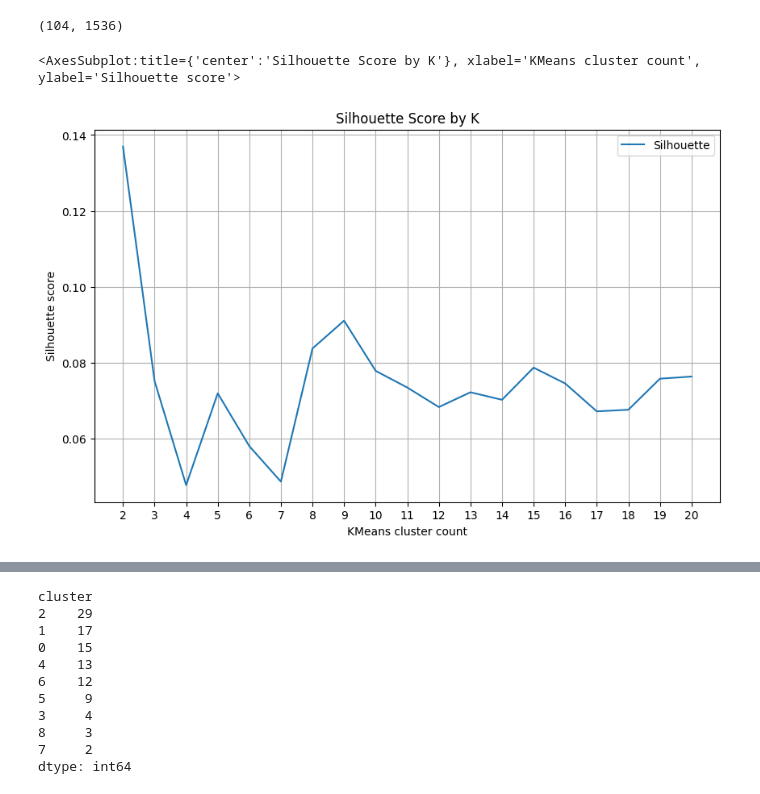
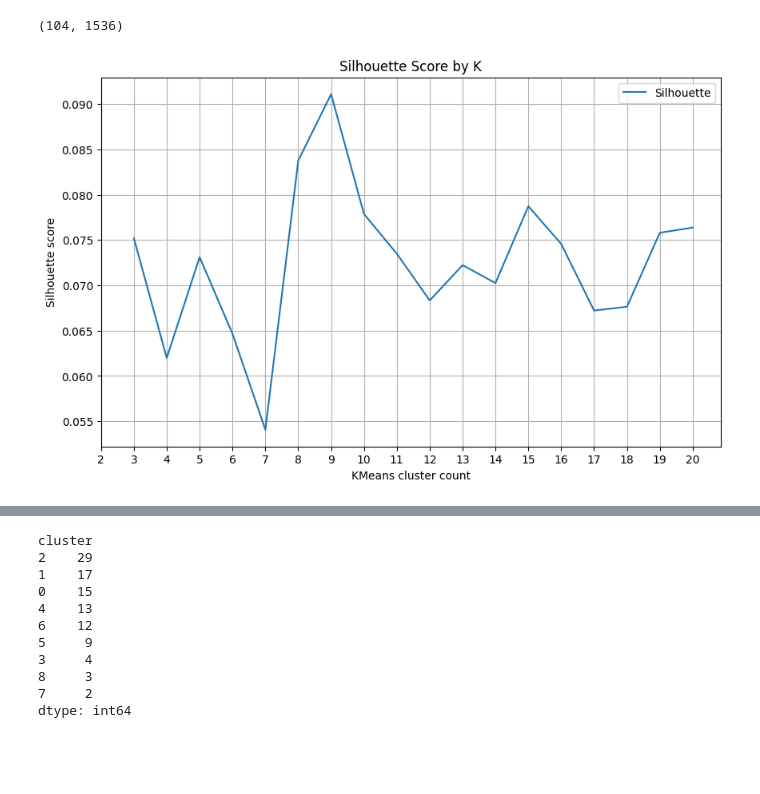
Before and after one commit to odu-emse/mms, a Jupyter notebook: gpt.ipynb, the cells around one changed output, grey strips where cells are left out. Drawn from its saved outputs; the diff is of its cells as text; code cells hidden in the pictures; blank space fills up the shorter version.

```diff
--- a/gpt.ipynb
+++ b/gpt.ipynb
@@ -271,27 +291,32 @@ matrix.shape
 (104, 1536)
 # %%
 from sklearn.metrics import silhouette_score
+from sklearn.cluster import KMeans
 
-cluster_results_km = pd.DataFrame({'K': range(2, 21), 'Silhouette': np.nan})
+best_k = 3
+
+cluster_results_km = pd.DataFrame({'K': range(best_k, 21), 'Silhouette': np.nan})
 cluster_results_km.set_index('K', inplace=True)
 
-for k in range(2, 21):
+
+for k in range(best_k, 21):
     kmeans = KMeans(n_clusters=k, init="k-means++", random_state=42, n_init='auto')
     kmeans.fit(matrix)
     labels = kmeans.labels_
     cluster_results_km.loc[k, 'Silhouette'] = silhouette_score(matrix, labels)
 
 cluster_results_km.plot(
     ylabel='Silhouette score',
     xlabel="KMeans cluster count",
     xticks=range(2, 21),
     figsize=(10, 6),
     title='Silhouette Score by K',
     grid=True,
 )
+
+best_k = cluster_results_km.Silhouette.idxmax()
 # %% [output]
-<AxesSubplot:title={'center':'Silhouette Score by K'}, xlabel='KMeans cluster count', ylabel='Silhouette score'>
-[figure, old version]
+[figure, new version]
 # %%
 from sklearn.cluster import KMeans
 
```
Also changed, not shown: parts of 8 cells of this notebook.
